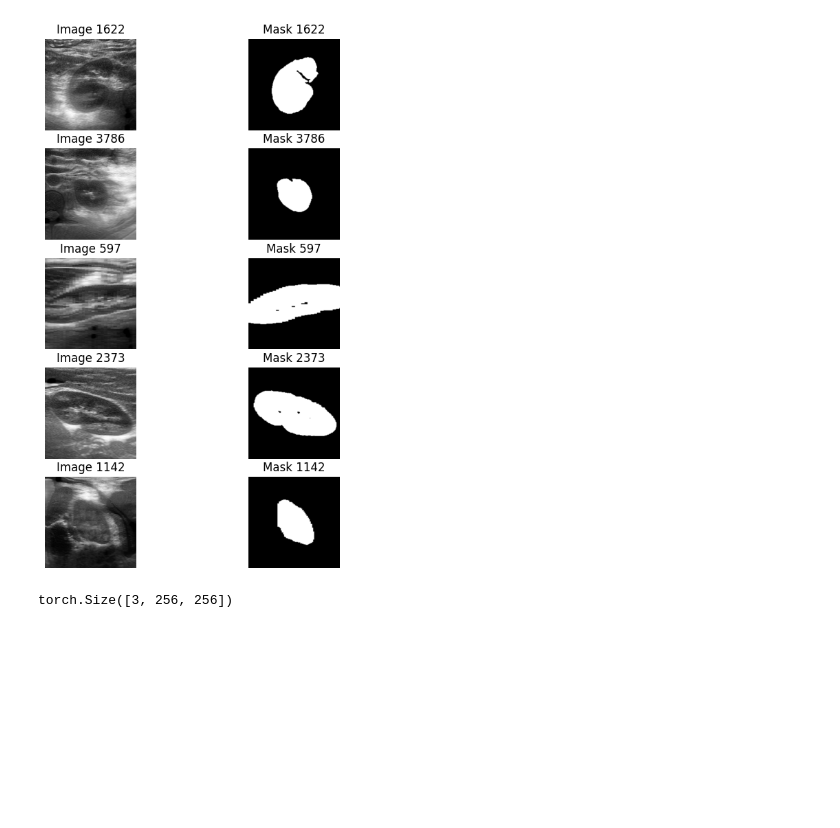
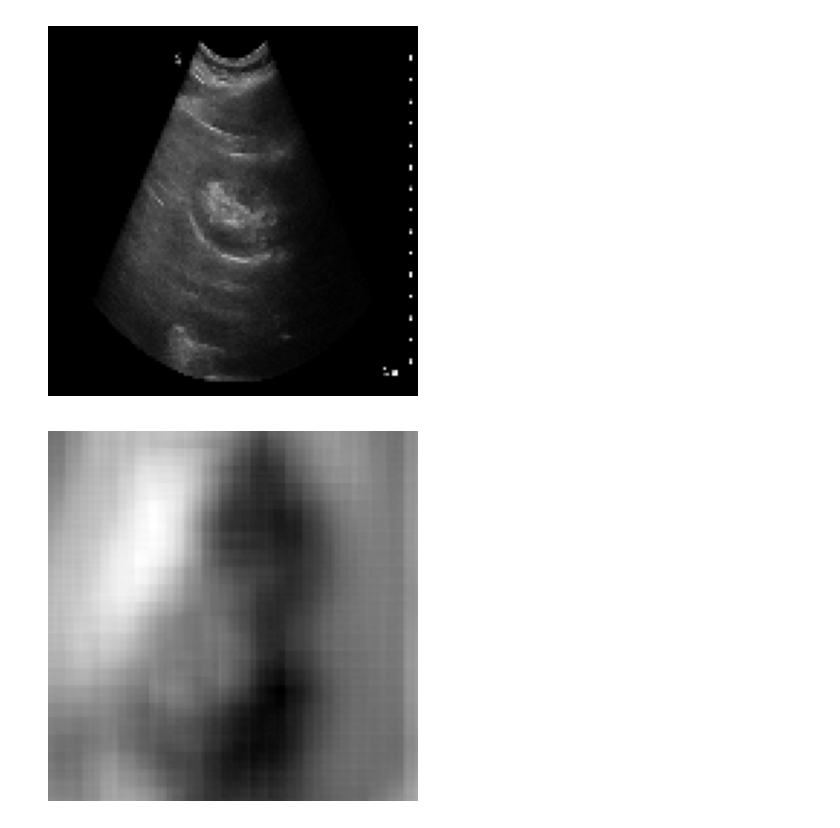
Before and after one commit to rihat99/ultrasonic_mobile_segmentation, a Jupyter notebook: test.ipynb, the cells around one changed output. Cells and saved outputs as stored; diff of their text form; code cells hidden in the pictures; blank space fills up the shorter version.

Commit message:
add testing on image

```diff
--- a/test.ipynb
+++ b/test.ipynb
@@ -47,24 +11,11 @@ print(len(dataset_2))
-# %%
-# plot random images with masks and labels
-
-indeces = random.sample(range(len(dataset_2)), 5)
-
-fig, axs = plt.subplots(5, 2, figsize=(7, 10))
-
-for i, idx in enumerate(indeces):
-    image, mask = dataset_2[idx]
-    axs[i, 0].imshow(image[0], cmap="gray")
-    axs[i, 1].imshow(mask[0], cmap="gray")
-    axs[i, 0].set_title(f"Image {idx}")
-    axs[i, 1].set_title(f"Mask {idx}")
-
-    axs[i, 0].axis("off")
-    axs[i, 1].axis("off")
-# %% [output]
-[figure, removed]
-# %%
-image, mask = dataset_2[0]
-
-print(image.shape)
-# %% [output]
-torch.Size([3, 256, 256])
+# %%
+run_name = "2023-11-08_11-46-11"
+
+run_path = f"runs/{run_name}/"
+# %%
+train_summary = json.load(open(run_path + "train_summary.json"))
+
+model_name = train_summary["config"]["MODEL"]
+IMAGE_SIZE = train_summary["config"]["IMAGE_SIZE"]
+
+DEVICE = torch.device("cuda:0" if torch.cuda.is_available() else "cpu")
@@ -70,0 +29,25 @@ torch.Size([3, 256, 256])
+# %%
+img_path = "datasets/test_kidney.jpg"
+img = cv2.imread(img_path, cv2.IMREAD_GRAYSCALE)
+img = cv2.resize(img, (IMAGE_SIZE, IMAGE_SIZE))
+
+plt.imshow(img, cmap="gray")
+plt.axis("off")
+plt.show()
+# %% [output]
+[figure, added]
+# %%
+with torch.no_grad():
+    model.eval()
+    img_tensor = torch.tensor(img / 255).unsqueeze(0).unsqueeze(0).float().to(DEVICE)
+    pred = model(img_tensor)
+    pred = pred.squeeze().cpu().numpy()
+
+# Thresholding
+# pred = pred > 0.5
+
+plt.imshow(pred, cmap="gray")
+plt.axis("off")
+plt.show()
+# %% [output]
+[figure, added]
```
Also changed, not shown: parts of 5 cells of this notebook, 1 other file.
